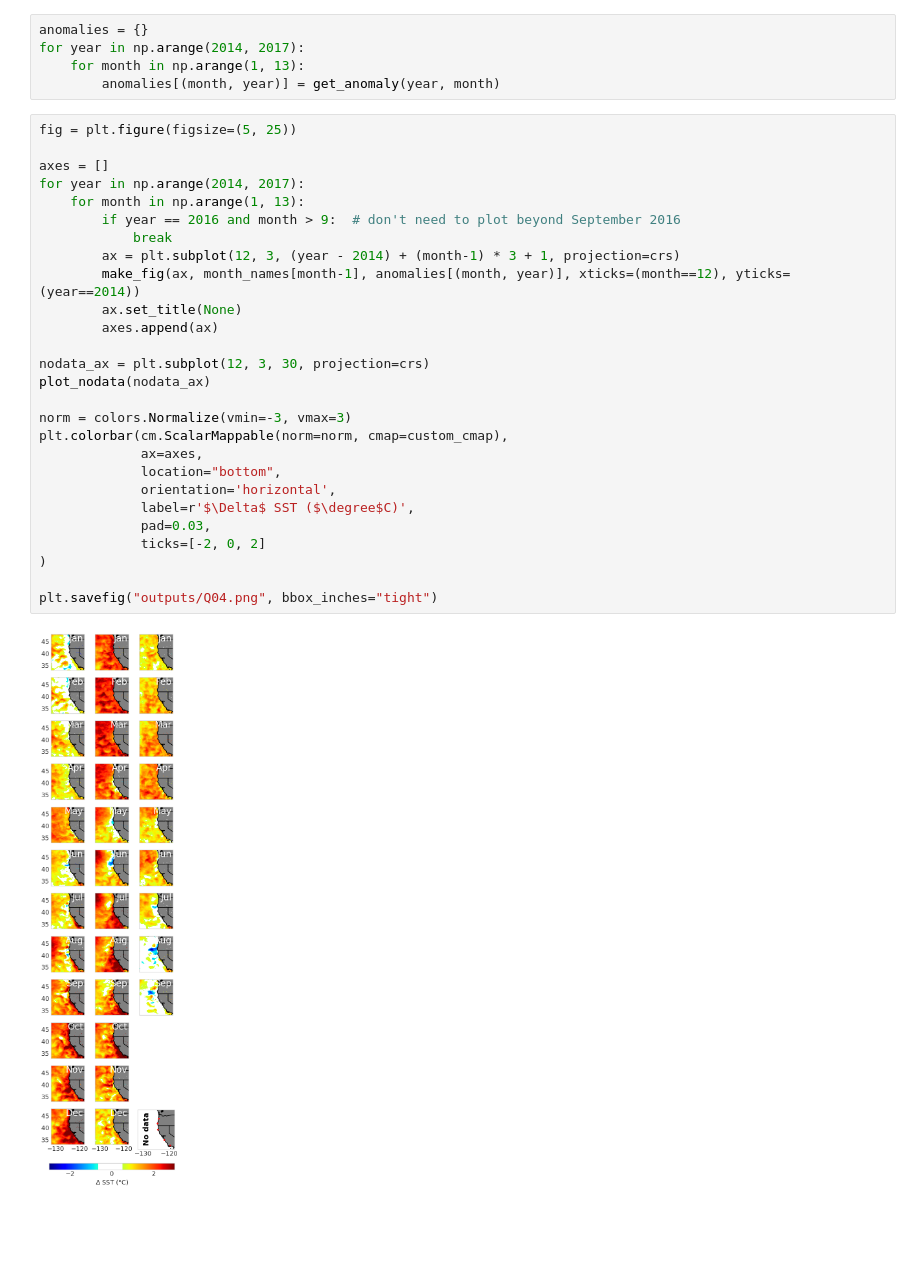
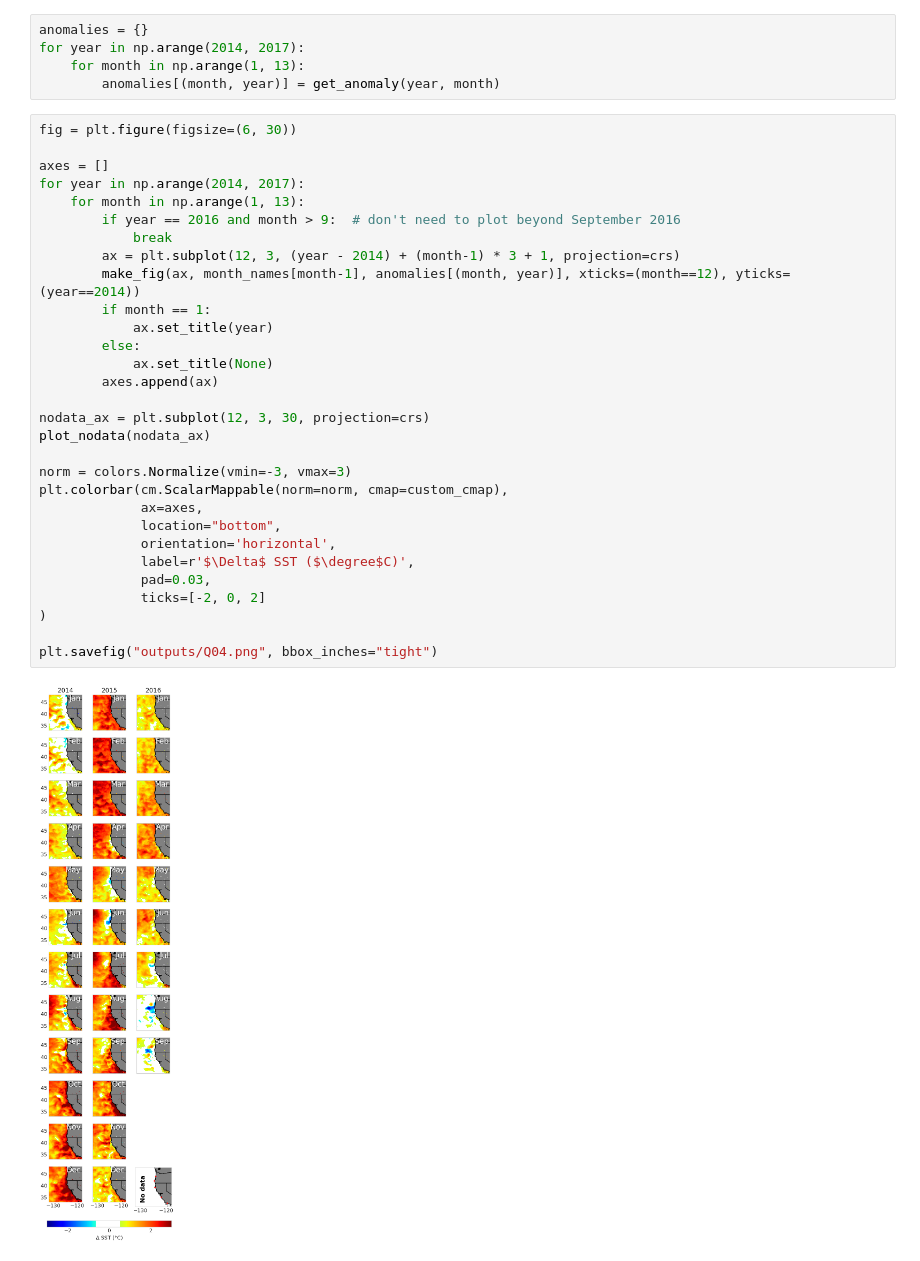
Before and after one commit to UCB-stat-159-s23/hw03-Group27, a Jupyter notebook: climate-Q04.ipynb, the cells around one changed output. Cells and saved outputs as stored; diff of their text form; blank space fills up the shorter version.

Commit message:
add years to Q4 plot

```diff
--- a/climate-Q04.ipynb
+++ b/climate-Q04.ipynb
@@ -115,31 +115,34 @@ for year in np.arange(2014, 2017):
     for month in np.arange(1, 13):
         anomalies[(month, year)] = get_anomaly(year, month)
 # %%
-fig = plt.figure(figsize=(5, 25))
+fig = plt.figure(figsize=(6, 30))
 
 axes = []
 for year in np.arange(2014, 2017):
     for month in np.arange(1, 13):
         if year == 2016 and month > 9:  # don't need to plot beyond September 2016
             break
         ax = plt.subplot(12, 3, (year - 2014) + (month-1) * 3 + 1, projection=crs)
         make_fig(ax, month_names[month-1], anomalies[(month, year)], xticks=(month==12), yticks=(year==2014))
-        ax.set_title(None)
+        if month == 1:
+            ax.set_title(year)
+        else:
+            ax.set_title(None)
         axes.append(ax)
 
 nodata_ax = plt.subplot(12, 3, 30, projection=crs)
 plot_nodata(nodata_ax)
 
 norm = colors.Normalize(vmin=-3, vmax=3)
 plt.colorbar(cm.ScalarMappable(norm=norm, cmap=custom_cmap),
              ax=axes,
              location="bottom",
              orientation='horizontal',
              label=r'$\Delta$ SST ($\degree$C)',
              pad=0.03,
              ticks=[-2, 0, 2]
 )
 
 plt.savefig("outputs/Q04.png", bbox_inches="tight")
 # %% [output]
-[figure, old version]
+[figure, new version]
```
Also changed, not shown: 1 other file.
